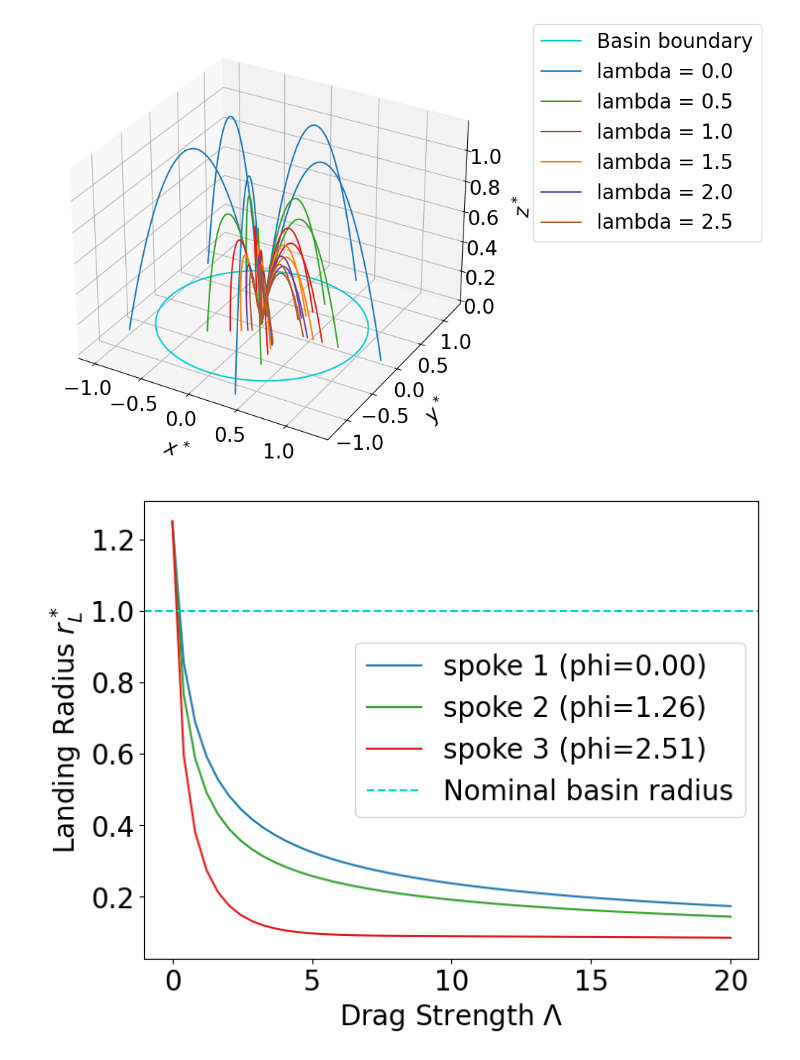
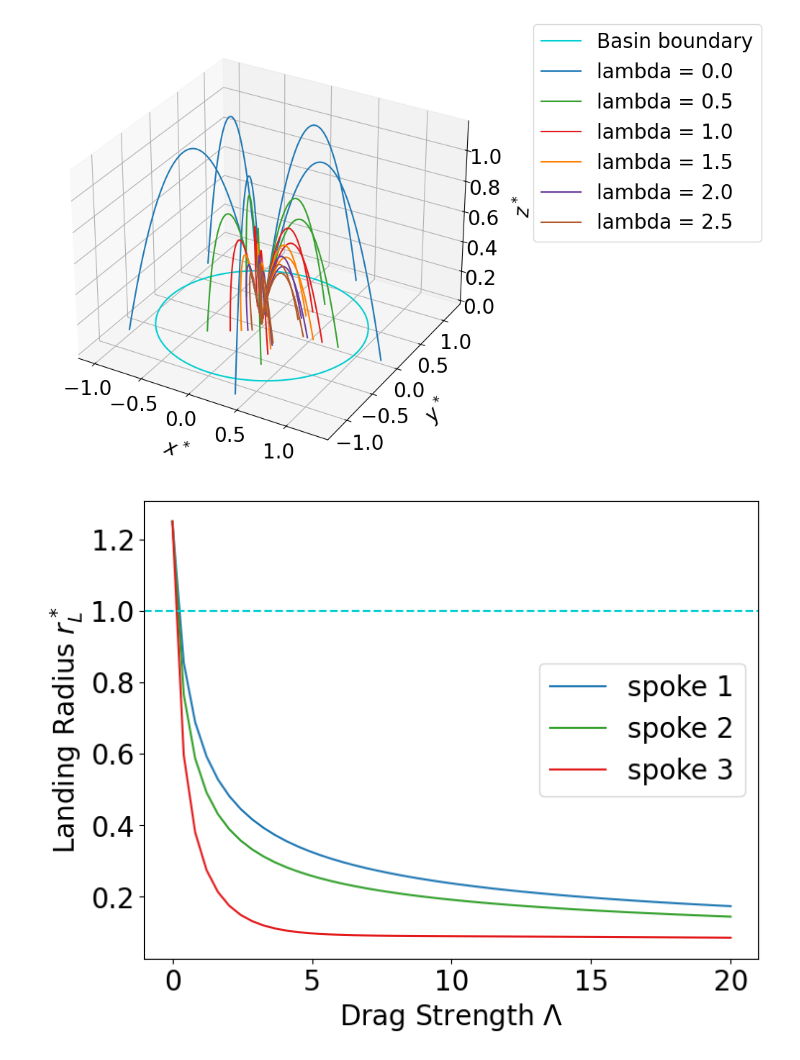
Before and after one commit to pavitra1905/FountainTrajectory, a Jupyter notebook: FinalPlots.ipynb, the cells around one changed output. Cells and saved outputs as stored; diff of their text form; code cells hidden in the pictures.

Commit message:
Fixed legends

```diff
--- a/FinalPlots.ipynb
+++ b/FinalPlots.ipynb
@@ -105,7 +105,7 @@ plt.plot(np.cos(theta_circ), np.sin(theta_circ), label="Basin", color='darkturqu
 for j, p in enumerate(phi):
     _, land = simulate(np.deg2rad(69), p, Gamma, Lambda, {"u_star": (0.0, 0.0, 0.0)})
     if land:
-        plt.plot([0, land["xL"]], [0, land["yL"]], marker="o", label=f"spoke {j+1} (phi={p['phi']:.2f}) rads", color=cmap(2*j + 1))
+        plt.plot([0, land["xL"]], [0, land["yL"]], marker="o", label=f"spoke {j+1} (phi={p['phi']:.2f} rads)", color=cmap(2*j + 1))
 
 plt.gca().set_aspect("equal")
 plt.xlabel(r"$x^*$", fontsize=20)
@@ -276,9 +276,9 @@ plt.figure(figsize=(8,6))
 for j, p in enumerate(phi):
     if j == 3:
         break
-    plt.plot(np.rad2deg(angles), rvals[j], label=f"spoke {j+1} (phi={p['phi']:.2f})", color=cmap(2*j + 1))
+    plt.plot(np.rad2deg(angles), rvals[j], label=f"spoke {j+1}", color=cmap(2*j + 1))
 
-plt.axhline(1.0, linestyle="--", label="Basin boundary", color='darkturquoise')
+plt.axhline(1.0, linestyle="--", color='darkturquoise')
 plt.xlabel(r"Launch Angle $\theta$ (deg)", fontsize=20)
 plt.ylabel(r"Landing Radius $r_L^*$", fontsize=20)
 #plt.title(r"Landing Radius vs Launch Angle (One Curve per Spoke), $\Gamma=0.4, \Lambda=0.4, u^*_x=1$", fontsize=20)
@@ -294,7 +294,7 @@ plt.figure(figsize=(8,6))
 for j, p in enumerate(phi):
     if j < 3:
         continue
-    plt.plot(np.rad2deg(angles), rvals[j], label=f"spoke {j+1} (phi={p['phi']:.2f}) rads", color=cmap(2*j + 1))
+    plt.plot(np.rad2deg(angles), rvals[j], label=f"spoke {j+1}", color=cmap(2*j + 1))
 
 plt.axhline(1.0, linestyle="--", label="Basin boundary", color='darkturquoise')
 plt.xlabel(r"Launch Angle $\theta$ (deg)", fontsize=20)
@@ -349,29 +349,29 @@ plt.show()
 # %%
 # Basin radius vs drag
 Lambdas = np.linspace(0.0, 20, 50)
 rvals = np.full((len(phi), len(Lambdas)), np.nan)
 
 for i, Lam in enumerate(Lambdas):
     for j, p in enumerate(phi):
         _, land = simulate(theta, p, Gamma, Lam, wind_fixed)
         if land is not None:
             rvals[j, i] = land["rL"]
 
 plt.figure(figsize=(8,6))
 for j, p in enumerate(phi):
     if j == 3:
         break
-    plt.plot(Lambdas, rvals[j], label=f"spoke {j+1} (phi={p['phi']:.2f})", color=cmap(2*j + 1))
-plt.axhline(1.0, linestyle="--", label="Nominal basin radius", color='darkturquoise')
+    plt.plot(Lambdas, rvals[j], label=f"spoke {j+1}", color=cmap(2*j + 1))
+plt.axhline(1.0, linestyle="--", color='darkturquoise')
 plt.xlabel(r"Drag Strength $\Lambda$", fontsize=20)
 plt.ylabel(r"Landing Radius $r_L^*$", fontsize=20)
 #plt.title(r"Effect of Drag on Basin Confinement, $\theta = 75 \degree, \Gamma=0.4, u^*_y=20, u^*_z=50$", fontsize=20)
 plt.legend(fontsize=20)
 
 plt.savefig("fig4-1.pdf", bbox_inches='tight')
 plt.show()
 # %% [output]
-[figure, old version]
+[figure, new version]
 # %%
 # Basin radius vs drag (contd.)
 plt.figure(figsize=(8,6))
```
Also changed, not shown: parts of 6 cells of this notebook, 10 other files.
